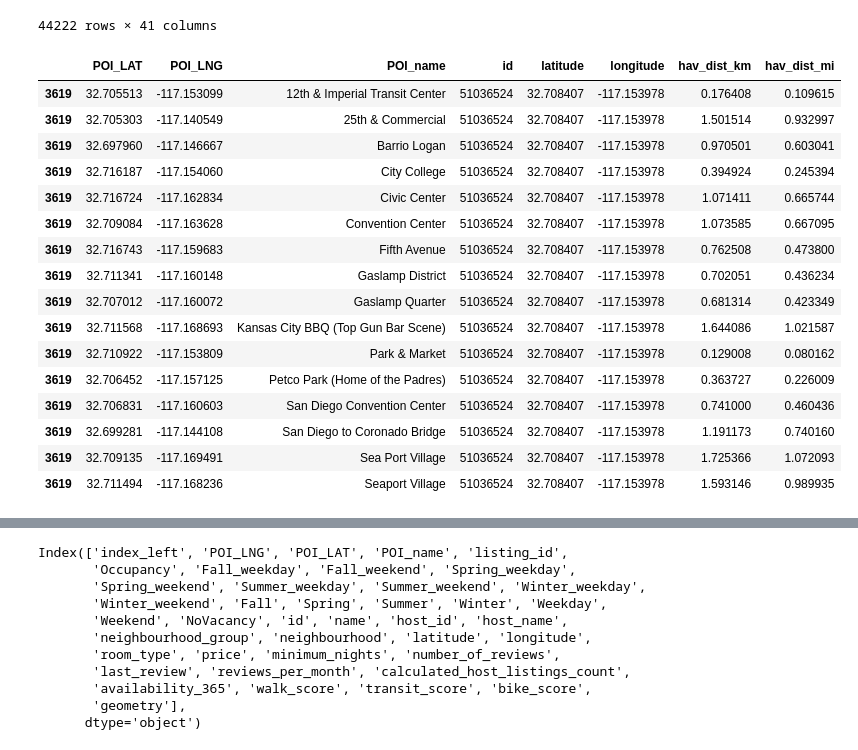
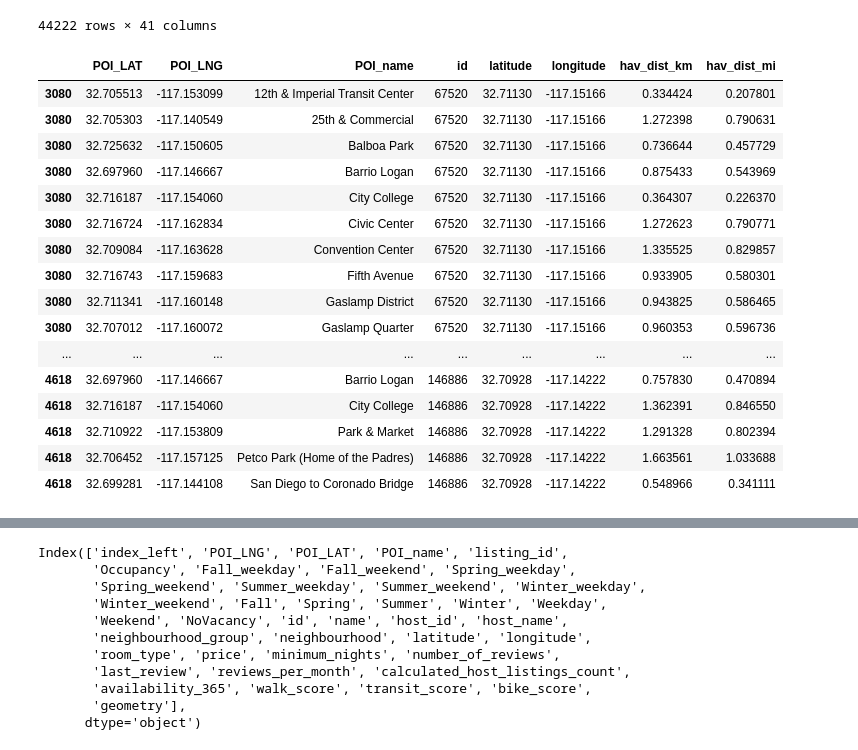
Before and after one commit to julesWu/SIADS697-JNH, a Jupyter notebook: SD_dataset_NKM.ipynb, the cells around one changed output, grey strips where cells are left out. Drawn from its saved outputs; the diff is of its cells as text; code cells hidden in the pictures.

```diff
--- a/SD_dataset_NKM.ipynb
+++ b/SD_dataset_NKM.ipynb
@@ -284,29 +284,29 @@ def caluclate_distance_haversine(store_a_longitude, store_a_latitude, store_b_lo
 # %%
 fol_tmp = SD_f[['POI_LAT','POI_LNG','POI_name','id','latitude','longitude']]
 fol_tmp['hav_dist_km'] = fol_tmp.apply(lambda x:
                                     caluclate_distance_haversine(float(x.POI_LAT), float(x.POI_LNG), float(x.latitude),float(x.longitude))
                                     , axis=1)
 fol_tmp['hav_dist_mi'] = fol_tmp['hav_dist_km'] * 0.621371
-fol_tmp = fol_tmp[fol_tmp['id']==51036524]
+fol_tmp = fol_tmp[fol_tmp['id'].isin([146886,67520])]
 fol_tmp
 # %% [output]
 |  | POI_LAT | POI_LNG | POI_name | id | latitude | longitude | hav_dist_km | hav_dist_mi |
-| 3619 | 32.705513 | -117.153099 | 12th & Imperial Transit Center | 51036524 | 32.708407 | -117.153978 | 0.176408 | 0.109615 |
-| 3619 | 32.705303 | -117.140549 | 25th & Commercial | 51036524 | 32.708407 | -117.153978 | 1.501514 | 0.932997 |
-| 3619 | 32.697960 | -117.146667 | Barrio Logan | 51036524 | 32.708407 | -117.153978 | 0.970501 | 0.603041 |
-| 3619 | 32.716187 | -117.154060 | City College | 51036524 | 32.708407 | -117.153978 | 0.394924 | 0.245394 |
-| 3619 | 32.716724 | -117.162834 | Civic Center | 51036524 | 32.708407 | -117.153978 | 1.071411 | 0.665744 |
-| 3619 | 32.709084 | -117.163628 | Convention Center | 51036524 | 32.708407 | -117.153978 | 1.073585 | 0.667095 |
-| 3619 | 32.716743 | -117.159683 | Fifth Avenue | 51036524 | 32.708407 | -117.153978 | 0.762508 | 0.473800 |
-| 3619 | 32.711341 | -117.160148 | Gaslamp District | 51036524 | 32.708407 | -117.153978 | 0.702051 | 0.436234 |
-| 3619 | 32.707012 | -117.160072 | Gaslamp Quarter | 51036524 | 32.708407 | -117.153978 | 0.681314 | 0.423349 |
-| 3619 | 32.711568 | -117.168693 | Kansas City BBQ (Top Gun Bar Scene) | 51036524 | 32.708407 | -117.153978 | 1.644086 | 1.021587 |
-| 3619 | 32.710922 | -117.153809 | Park & Market | 51036524 | 32.708407 | -117.153978 | 0.129008 | 0.080162 |
-| 3619 | 32.706452 | -117.157125 | Petco Park (Home of the Padres) | 51036524 | 32.708407 | -117.153978 | 0.363727 | 0.226009 |
-| 3619 | 32.706831 | -117.160603 | San Diego Convention Center | 51036524 | 32.708407 | -117.153978 | 0.741000 | 0.460436 |
-| 3619 | 32.699281 | -117.144108 | San Diego to Coronado Bridge | 51036524 | 32.708407 | -117.153978 | 1.191173 | 0.740160 |
-| 3619 | 32.709135 | -117.169491 | Sea Port Village | 51036524 | 32.708407 | -117.153978 | 1.725366 | 1.072093 |
-| 3619 | 32.711494 | -117.168236 | Seaport Village | 51036524 | 32.708407 | -117.153978 | 1.593146 | 0.989935 |
+| 3080 | 32.705513 | -117.153099 | 12th & Imperial Transit Center | 67520 | 32.71130 | -117.15166 | 0.334424 | 0.207801 |
+| 3080 | 32.705303 | -117.140549 | 25th & Commercial | 67520 | 32.71130 | -117.15166 | 1.272398 | 0.790631 |
+| 3080 | 32.725632 | -117.150605 | Balboa Park | 67520 | 32.71130 | -117.15166 | 0.736644 | 0.457729 |
+| 3080 | 32.697960 | -117.146667 | Barrio Logan | 67520 | 32.71130 | -117.15166 | 0.875433 | 0.543969 |
+| 3080 | 32.716187 | -117.154060 | City College | 67520 | 32.71130 | -117.15166 | 0.364307 | 0.226370 |
+| 3080 | 32.716724 | -117.162834 | Civic Center | 67520 | 32.71130 | -117.15166 | 1.272623 | 0.790771 |
+| 3080 | 32.709084 | -117.163628 | Convention Center | 67520 | 32.71130 | -117.15166 | 1.335525 | 0.829857 |
+| 3080 | 32.716743 | -117.159683 | Fifth Avenue | 67520 | 32.71130 | -117.15166 | 0.933905 | 0.580301 |
+| 3080 | 32.711341 | -117.160148 | Gaslamp District | 67520 | 32.71130 | -117.15166 | 0.943825 | 0.586465 |
+| 3080 | 32.707012 | -117.160072 | Gaslamp Quarter | 67520 | 32.71130 | -117.15166 | 0.960353 | 0.596736 |
+| ... | ... | ... | ... | ... | ... | ... | ... | ... |
+| 4618 | 32.697960 | -117.146667 | Barrio Logan | 146886 | 32.70928 | -117.14222 | 0.757830 | 0.470894 |
+| 4618 | 32.716187 | -117.154060 | City College | 146886 | 32.70928 | -117.14222 | 1.362391 | 0.846550 |
+| 4618 | 32.710922 | -117.153809 | Park & Market | 146886 | 32.70928 | -117.14222 | 1.291328 | 0.802394 |
+| 4618 | 32.706452 | -117.157125 | Petco Park (Home of the Padres) | 146886 | 32.70928 | -117.14222 | 1.663561 | 1.033688 |
+| 4618 | 32.699281 | -117.144108 | San Diego to Coronado Bridge | 146886 | 32.70928 | -117.14222 | 0.548966 | 0.341111 |
 # %%
 import folium
 mapit=None
```
Also changed, not shown: parts of 2 cells of this notebook, 6 other files.
